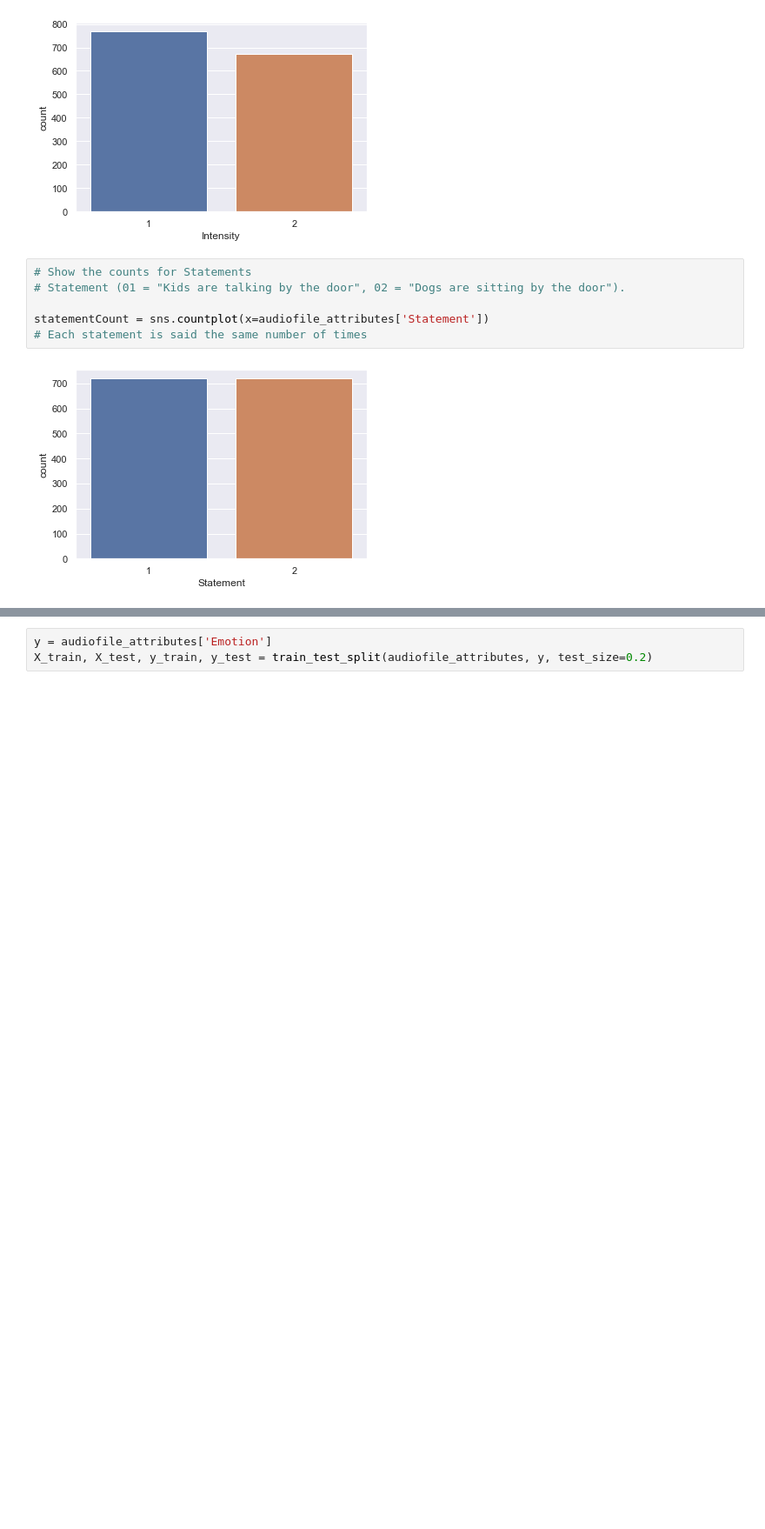
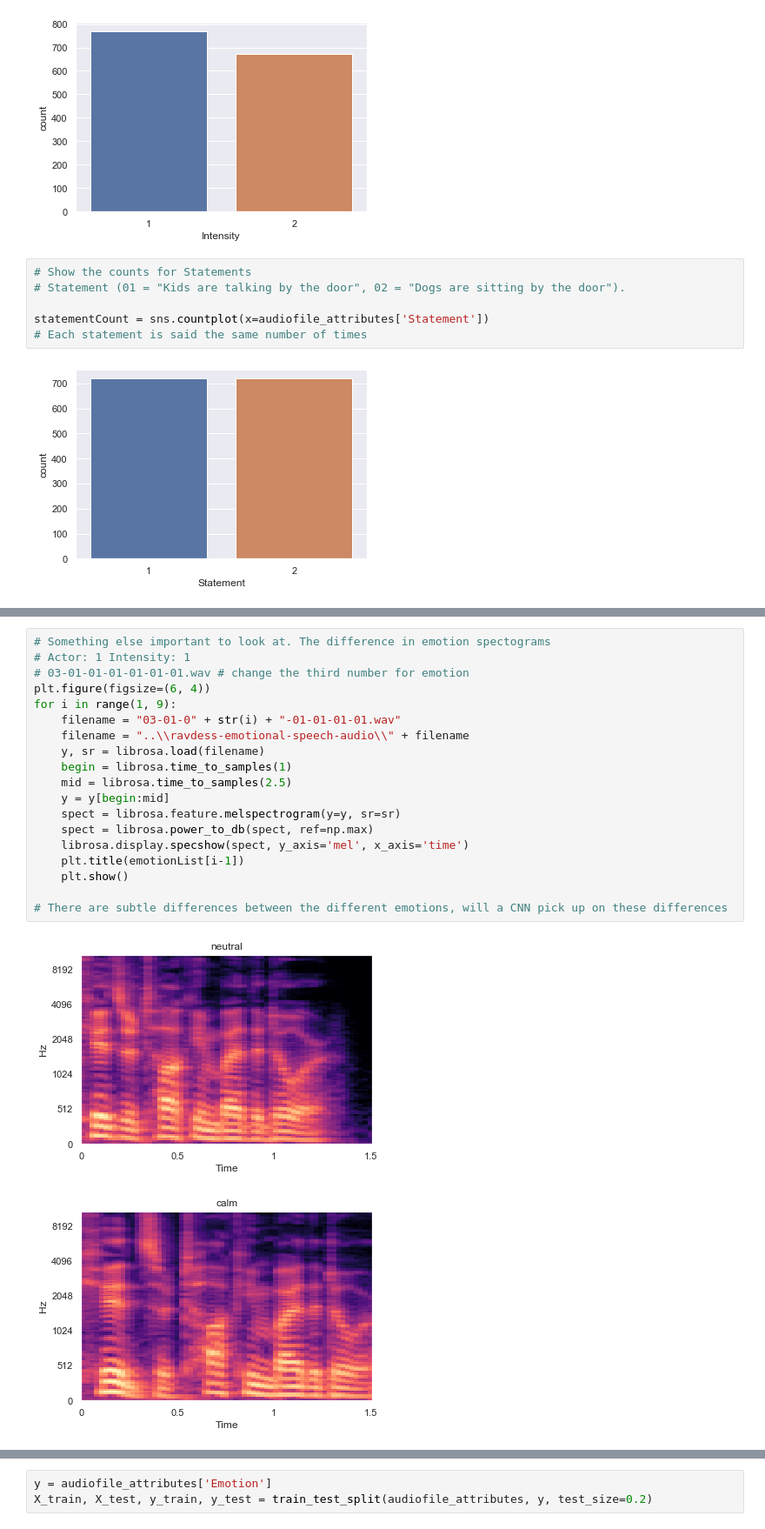
Before and after one commit to MiaLPrice/Classification-of-Emotion-In-Audio-Files, a Jupyter notebook: python/stuff.ipynb, the cells around one changed output, grey strips where cells are left out. Shown: that part at 87% size. Cells and saved outputs as stored; diff of their text form; blank space fills up the shorter version.

```diff
--- a/python/stuff.ipynb
+++ b/python/stuff.ipynb
@@ -83,0 +100,22 @@ statementCount = sns.countplot(x=audiofile_attributes['Statement'])
+# %%
+# Something else important to look at. The difference in emotion spectograms
+# Actor: 1 Intensity: 1
+# 03-01-01-01-01-01-01.wav # change the third number for emotion
+plt.figure(figsize=(6, 4))
+for i in range(1, 9):
+    filename = "03-01-0" + str(i) + "-01-01-01-01.wav"
+    filename = "..\\ravdess-emotional-speech-audio\\" + filename
+    y, sr = librosa.load(filename)
+    begin = librosa.time_to_samples(1)
+    mid = librosa.time_to_samples(2.5)
+    y = y[begin:mid]
+    spect = librosa.feature.melspectrogram(y=y, sr=sr)
+    spect = librosa.power_to_db(spect, ref=np.max)
+    librosa.display.specshow(spect, y_axis='mel', x_axis='time')
+    plt.title(emotionList[i-1])
+    plt.show()
+
+# There are subtle differences between the different emotions, will a CNN pick up on these differences
+# %% [output]
+[figure, added]
+[figure, added]
```
Also changed, not shown: parts of 14 cells of this notebook, 15 other files.
